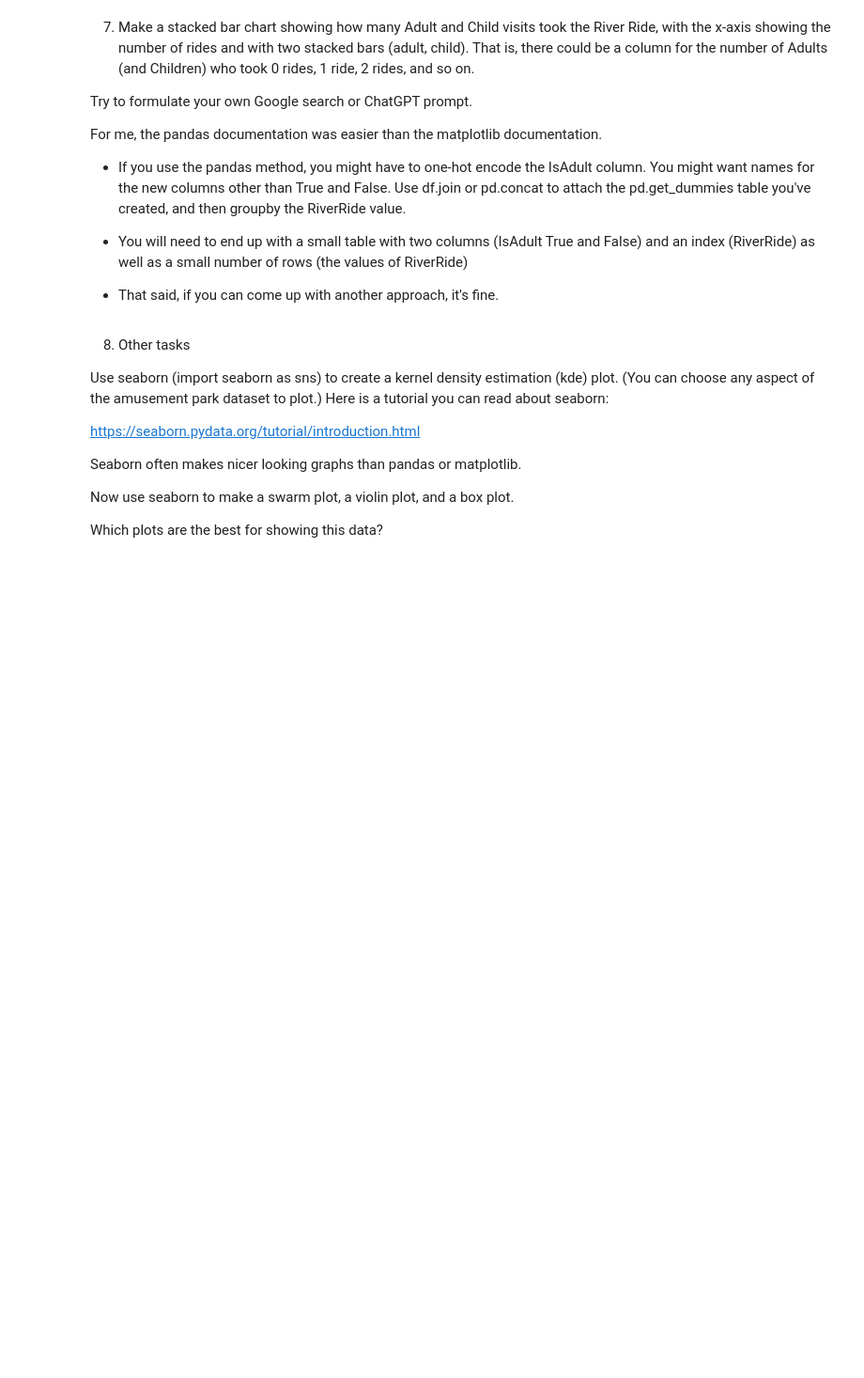
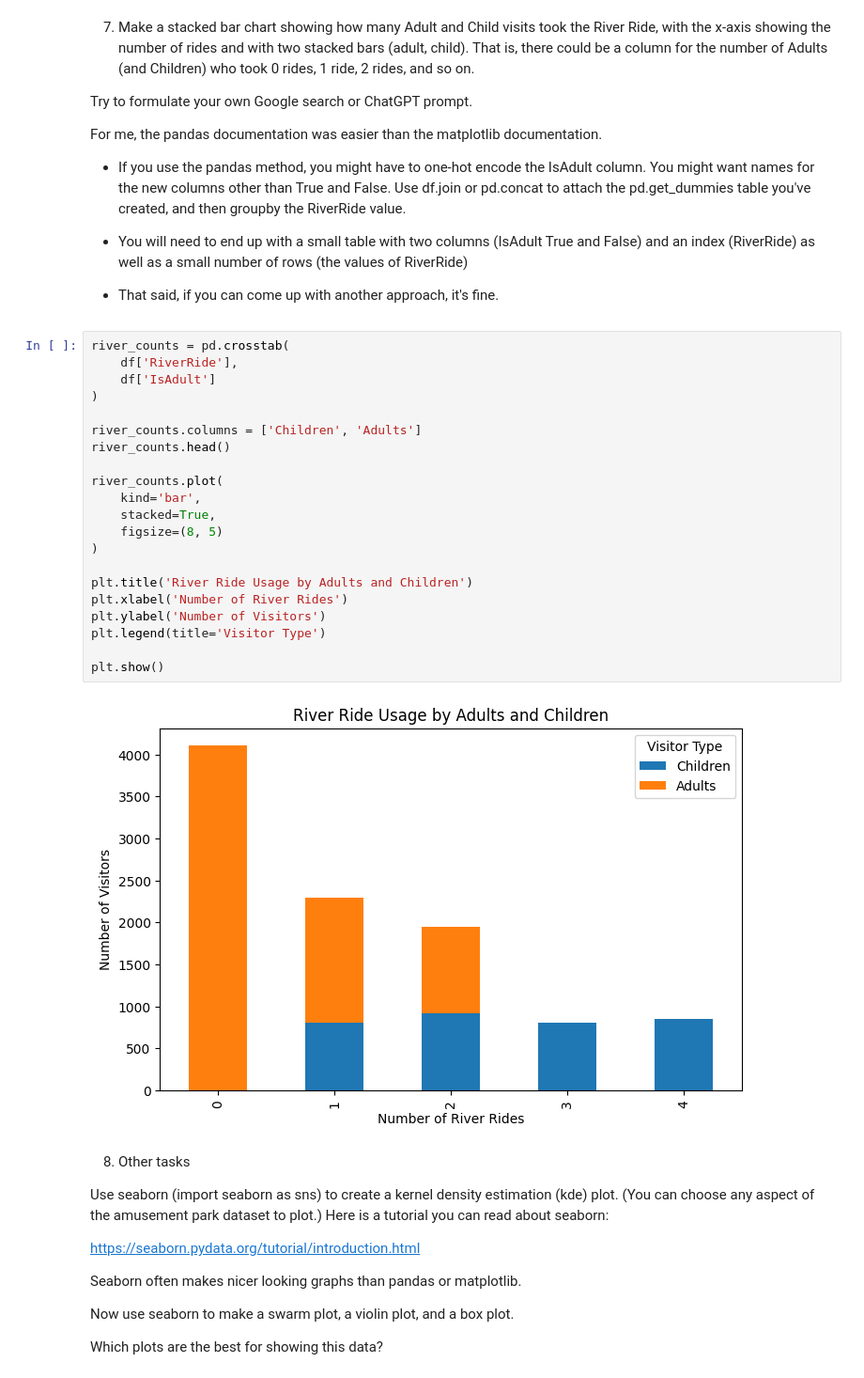
Before and after one commit to svajhart-bu/dx699, a Jupyter notebook: week-03/OMDS-ModB2-Week3-Svajhart-Michael.ipynb, the cells around one changed output. Shown at 94% size. Cells and saved outputs as stored; diff of their text form; blank space fills up the shorter version.

```diff
--- a/week-03/OMDS-ModB2-Week3-Svajhart-Michael.ipynb
+++ b/week-03/OMDS-ModB2-Week3-Svajhart-Michael.ipynb
@@ -222,6 +367,29 @@ For me, the pandas documentation was easier than the matplotlib documentation.
 * You will need to end up with a small table with two columns (IsAdult True and False) and an index (RiverRide) as well as a small number of rows (the values of RiverRide)
 
 * That said, if you can come up with another approach, it's fine.
+# %%
+river_counts = pd.crosstab(
+    df['RiverRide'],
+    df['IsAdult']
+)
+
+river_counts.columns = ['Children', 'Adults']
+river_counts.head()
+
+river_counts.plot(
+    kind='bar',
+    stacked=True,
+    figsize=(8, 5)
+)
+
+plt.title('River Ride Usage by Adults and Children')
+plt.xlabel('Number of River Rides')
+plt.ylabel('Number of Visitors')
+plt.legend(title='Visitor Type')
+
+plt.show()
+# %% [output]
+[figure, added]
 # %% [markdown]
 8. Other tasks
 
```
Also changed, not shown: parts of 9 cells of this notebook, 2 other files.
